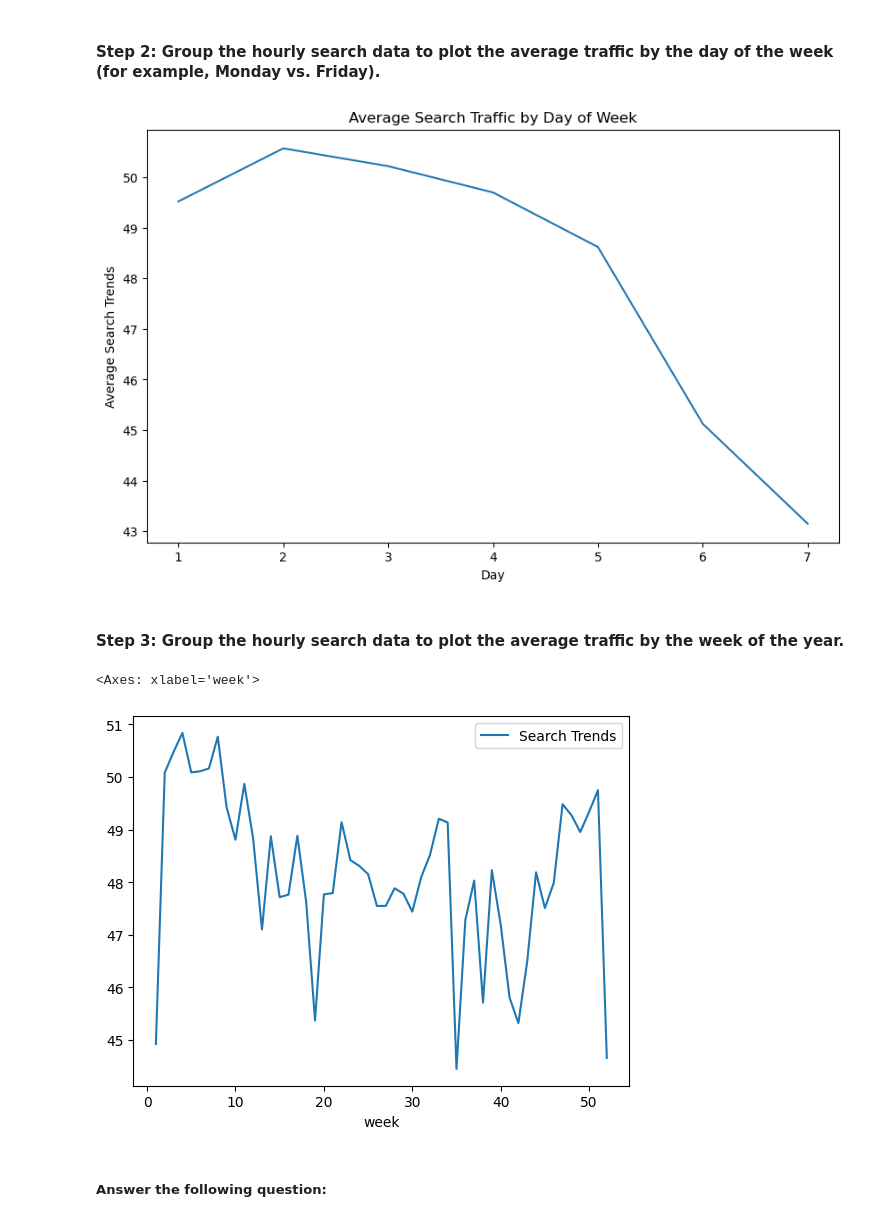
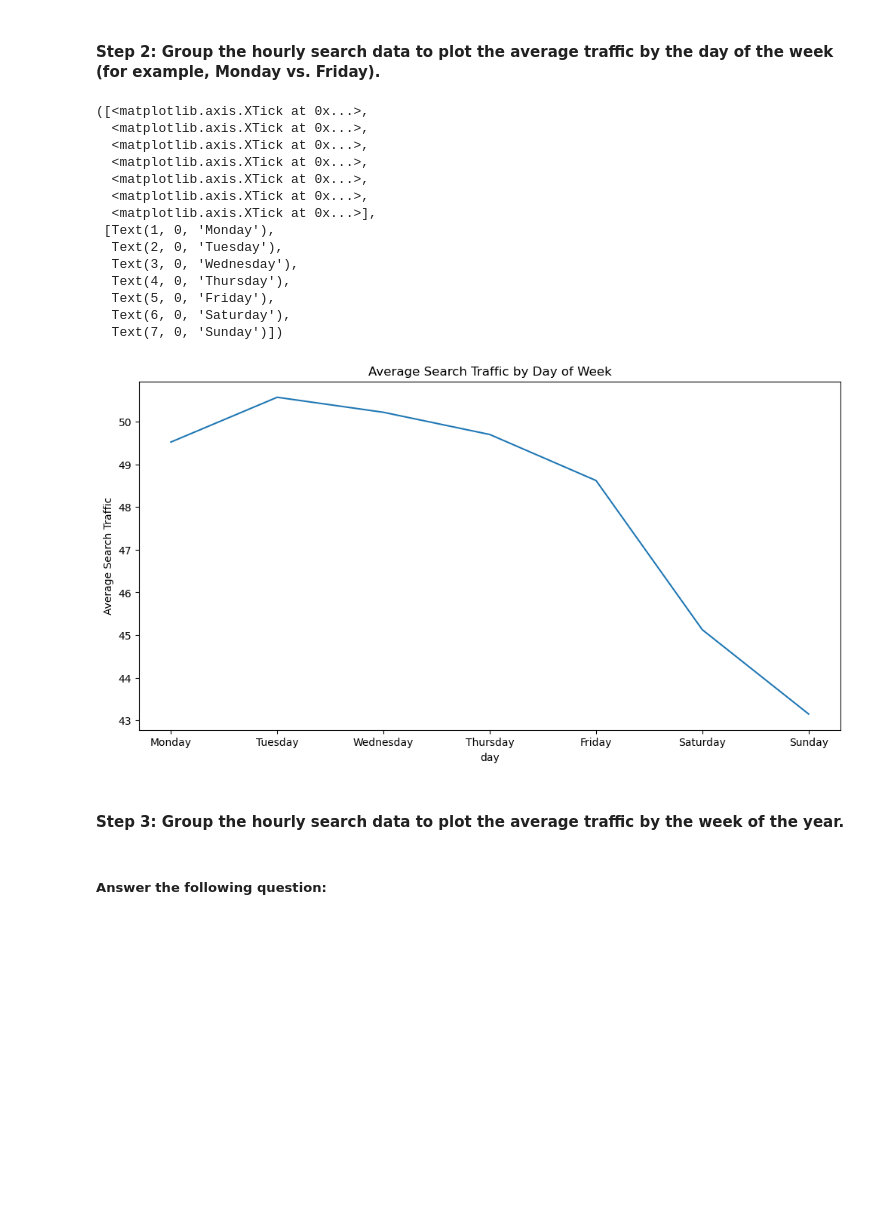
Before and after one commit to harrismhurley/prophet-challenge, a Jupyter notebook: forecasting_net_prophet.ipynb, the cells around one changed output. Drawn from its saved outputs; the diff is of its cells as text; code cells hidden in the pictures; blank space fills up the shorter version.

```diff
--- a/forecasting_net_prophet.ipynb
+++ b/forecasting_net_prophet.ipynb
@@ -161,23 +168,35 @@ plt.show()
 #### Step 2: Group the hourly search data to plot the average traffic by the day of the week (for example, Monday vs. Friday).
 # %%
 # Group the hourly search data to plot the average traffic by the day of week, using `df.index.isocalendar().day`.
-day_of_week_avg = df_mercado_trends.groupby(df_mercado_trends.index.isocalendar().day)['Search Trends'].mean()
+weekly_search = df_mercado_trends.groupby(df_mercado_trends.index.isocalendar().day)['Search Trends'].mean()
 
-# Create a visualization
-plt.figure(figsize=(10, 6))
-day_of_week_avg.plot()
-plt.title('Average Search Traffic by Day of Week')
-plt.xlabel('Day')
-plt.ylabel('Average Search Trends')
-plt.show()
+# Create a line plot
+weekly_search.plot(
+    figsize=(12,6),
+    title='Average Search Traffic by Day of Week',
+    ylabel='Average Search Traffic'
+)
+plt.xticks(range(1, 8), ['Monday', 'Tuesday', 'Wednesday', 'Thursday', 'Friday', 'Saturday', 'Sunday'])
 # %% [output]
+([<matplotlib.axis.XTick at 0x...>,
+  <matplotlib.axis.XTick at 0x...>,
+  <matplotlib.axis.XTick at 0x...>,
+  <matplotlib.axis.XTick at 0x...>,
+  <matplotlib.axis.XTick at 0x...>,
+  <matplotlib.axis.XTick at 0x...>,
+  <matplotlib.axis.XTick at 0x...>],
+ [Text(1, 0, 'Monday'),
+  Text(2, 0, 'Tuesday'),
+  Text(3, 0, 'Wednesday'),
+  Text(4, 0, 'Thursday'),
+  Text(5, 0, 'Friday'),
+  Text(6, 0, 'Saturday'),
+  Text(7, 0, 'Sunday')])
-[figure, old version]
+[figure, new version]
 # %% [markdown]
 #### Step 3: Group the hourly search data to plot the average traffic by the week of the year.
 # %%
 # Group the hourly search data to plot the average traffic by the week of the year using `df.index.isocalendar().week`.
+weekly_year_search = df_mercado_trends.groupby(df_mercado_trends.index.isocalendar().week)['Search Trends'].mean()
-# %% [output]
-<Axes: xlabel='week'>
-[figure, removed]
 # %% [markdown]
 ##### Answer the following question:
```
Also changed, not shown: parts of 43 cells of this notebook, 1 other file.
